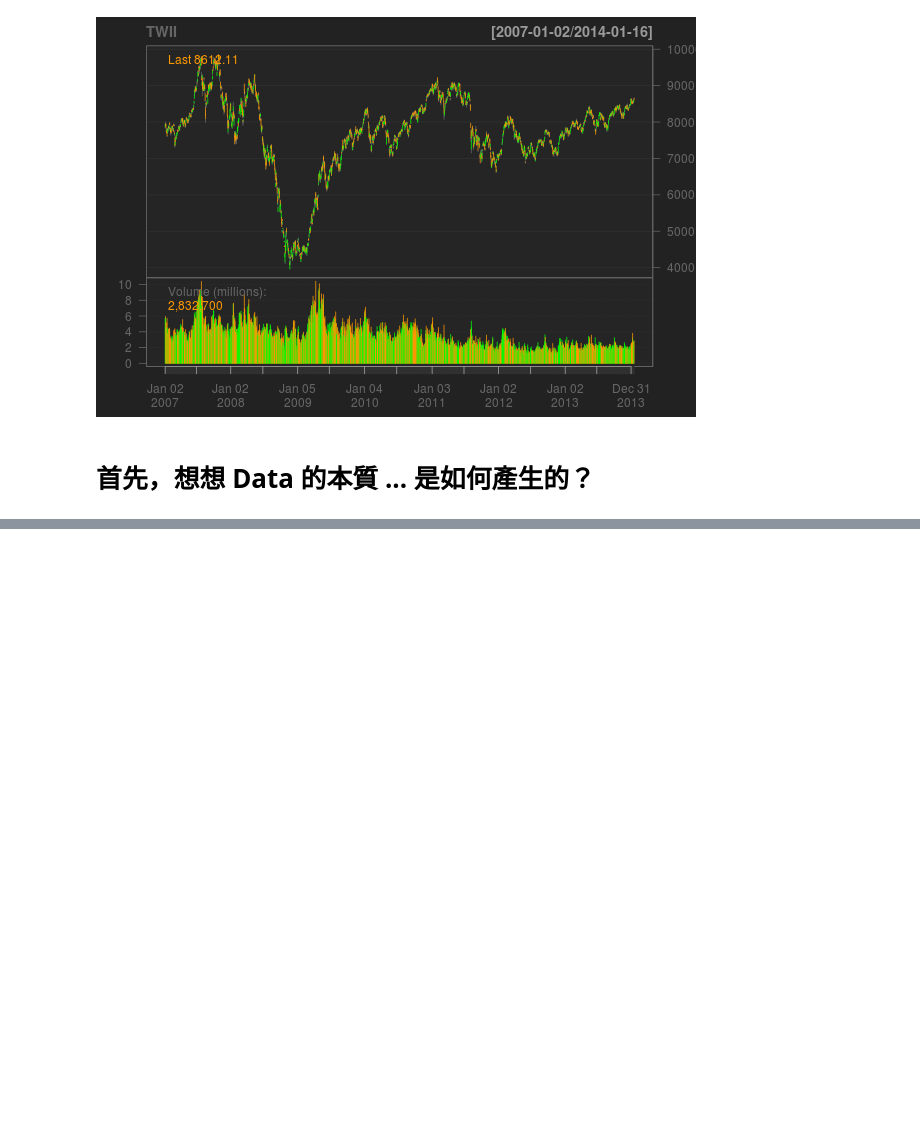
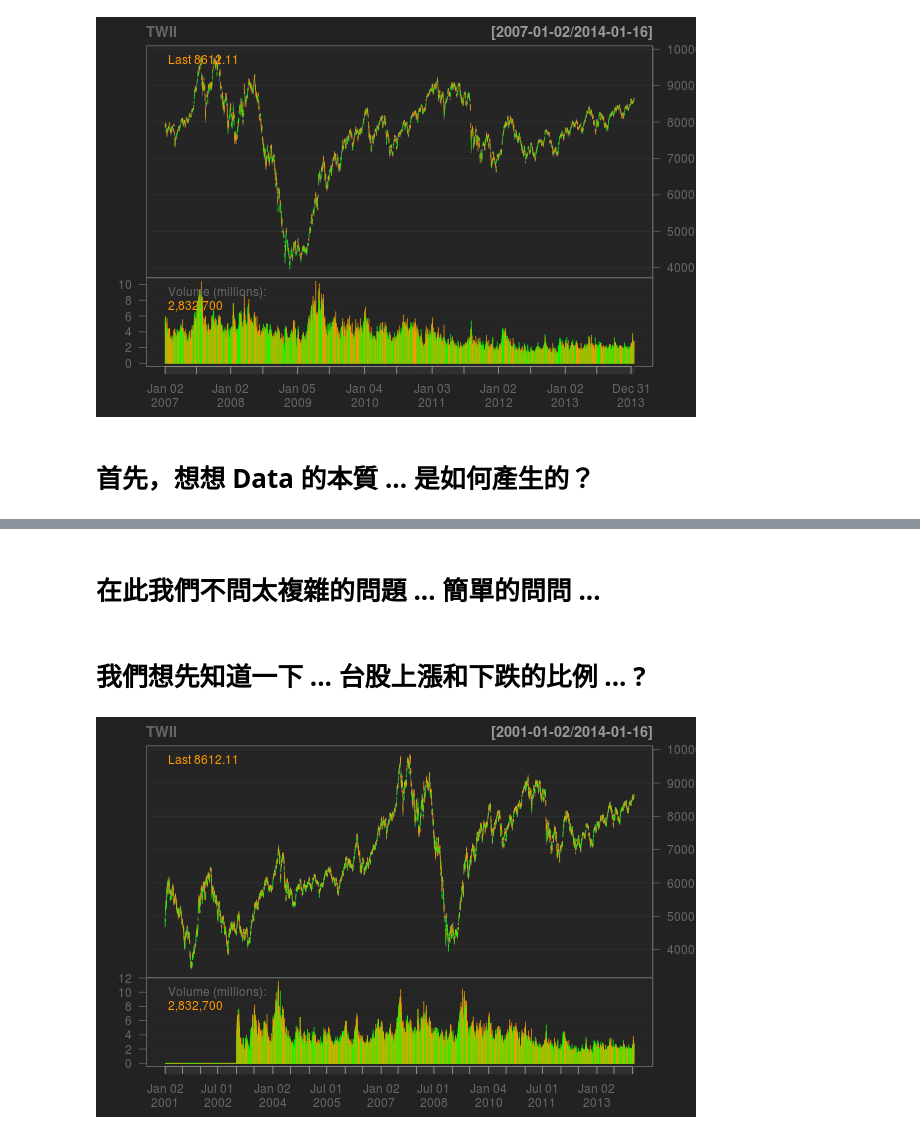
Before and after one commit to c3h3/OSSF-IntroDSwithR-20130118, a Jupyter notebook: LectureSlides.ipynb, the cells around one changed output, grey strips where cells are left out. Saved outputs shown, nothing was run; the diff lists cells and outputs as text; code cells hidden in the pictures; blank space fills up the shorter version.

```diff
--- a/LectureSlides.ipynb
+++ b/LectureSlides.ipynb
@@ -316,0 +334,9 @@ chartSeries(TWII)
+# %% [markdown]
+# 在此我們不問太複雜的問題 ... 簡單的問問 ...
+# %% [markdown]
+# 我們想先知道一下 ... 台股上漲和下跌的比例 ... ?
+# %%
+%%R -w 600 -h 400 -u px
+chartSeries(TWII)
+# %% [output]
+[figure, added]
```
Also changed, not shown: parts of 20 cells of this notebook, 3 other files.
